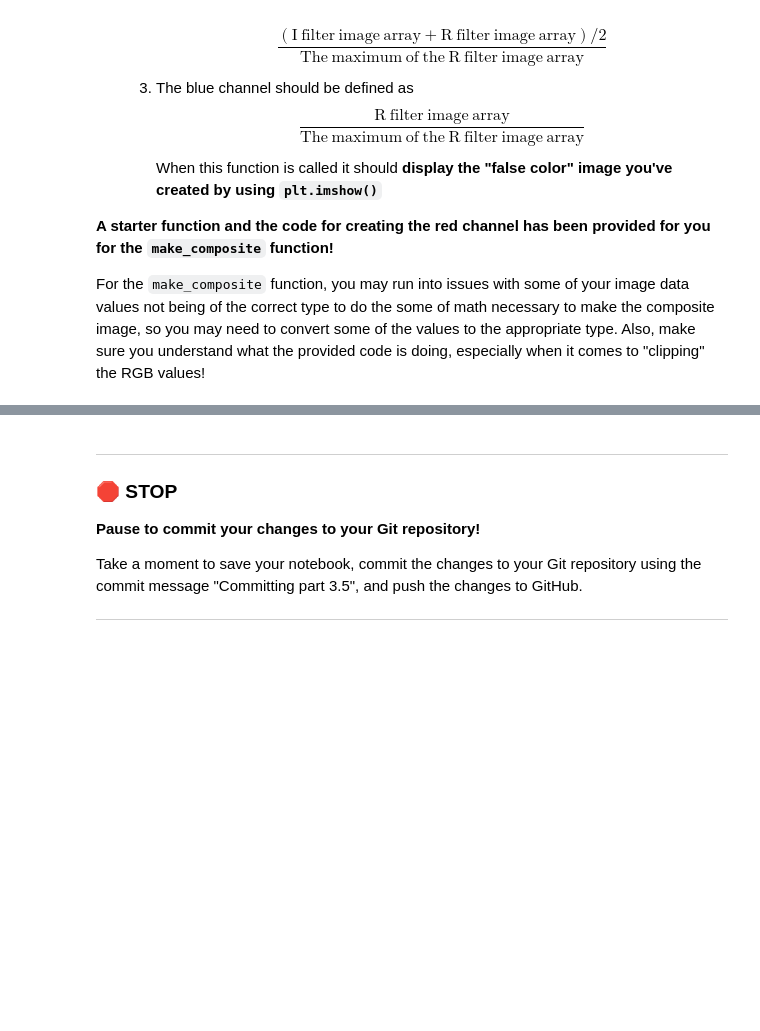
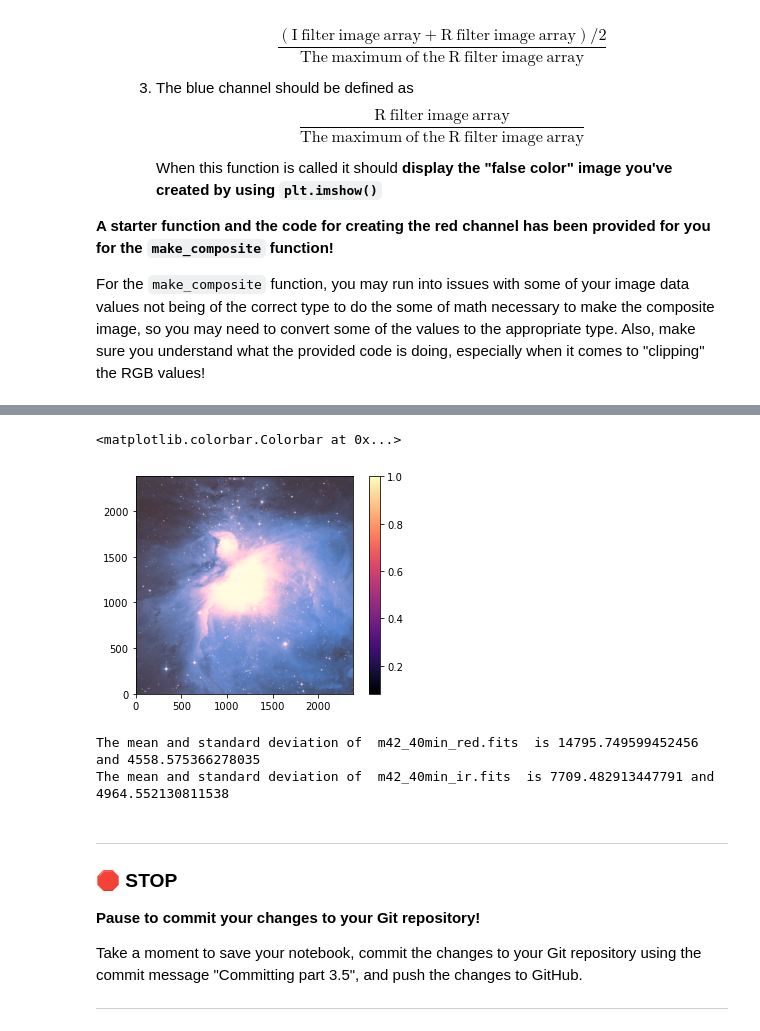
Before and after one commit to cedric-emmanuel/cmse202-s21-turnin, a Jupyter notebook: hw-01/HW-01_GitPracticeDebuggingAndPythonPackages-STUDENT-Copy1.ipynb, the cells around one changed output, grey strips where cells are left out. Saved outputs shown, nothing was run; the diff lists cells and outputs as text; code cells hidden in the pictures; blank space fills up the shorter version.

```diff
--- a/hw-01/HW-01_GitPracticeDebuggingAndPythonPackages-STUDENT-Copy1.ipynb
+++ b/hw-01/HW-01_GitPracticeDebuggingAndPythonPackages-STUDENT-Copy1.ipynb
@@ -421,6 +421,14 @@ Now that you've been able to read, manipulate, and display FITS file images, we'
 For the `make_composite` function, you may run into issues with some of your image data values not being of the correct type to do the some of math necessary to make the composite image, so you may need to convert some of the values to the appropriate type. Also, make sure you understand what the provided code is doing, especially when it comes to "clipping" the RGB values!
 # %%
 # Write the three functions described above.
+from astropy.io import fits
+def load_images(file_1,file_2):
+    im_dict={file_1:fits.getdata(file_1,ext=0),file_2:fits.getdata(file_2,ext=0)}
+    return im_dict
+
+def calc_stats(im_dict):
+    for i in im_dict:
+        print("The mean and standard deviation of ",i," is",im_dict[i].mean(),"and",im_dict[i].std())
 
 # Here is a starting point for the "make_composite" function
 def make_composite(f1, f2, im_dict):
@@ -439,4 +447,13 @@ def make_composite(f1, f2, im_dict):
     # Compute the red channel values and then clip them to ensure nothing is > 1.0
     rgb[:,:,0] = (im_dict[f2].astype("float")/norm_factor) * 1.5
     rgb[:,:,0][rgb[:,:,0] > 1.0] = 1.0
+
+    rgb[:,:,1] = ((im_dict[f2].astype("float")+im_dict[f1].astype("float"))/2)/norm_factor
+    rgb[:,:,1][rgb[:,:,1] > 1.0] = 1.0
+
+    rgb[:,:,2] = (im_dict[f1].astype("float")/norm_factor)
+    rgb[:,:,2][rgb[:,:,2] > 1.0] = 1.0
+    #print(rgb)
+
+    return (rgb)
 # %% [markdown]
@@ -460,3 +476,18 @@ image_data_ir = np.random.exponential(600,size=(1000,1000))
+# %%
+# Put your code here
+im_dict=load_images('m42_40min_red.fits','m42_40min_ir.fits')
+a=make_composite('m42_40min_red.fits','m42_40min_ir.fits',im_dict)
+
+plt.imshow(a,origin="lower",cmap='magma')
+plt.colorbar()
+# %% [output]
+<matplotlib.colorbar.Colorbar at 0x...>
+[figure, added]
+# %%
+calc_stats(im_dict)
+# %% [output]
+The mean and standard deviation of  m42_40min_red.fits  is 14795.749599452456 and 4558.575366278035
+The mean and standard deviation of  m42_40min_ir.fits  is 7709.482913447791 and 4964.552130811538
 # %% [markdown]
 ---
 ### &#128721; STOP
```
Also changed, not shown: parts of 1 cell of this notebook.
